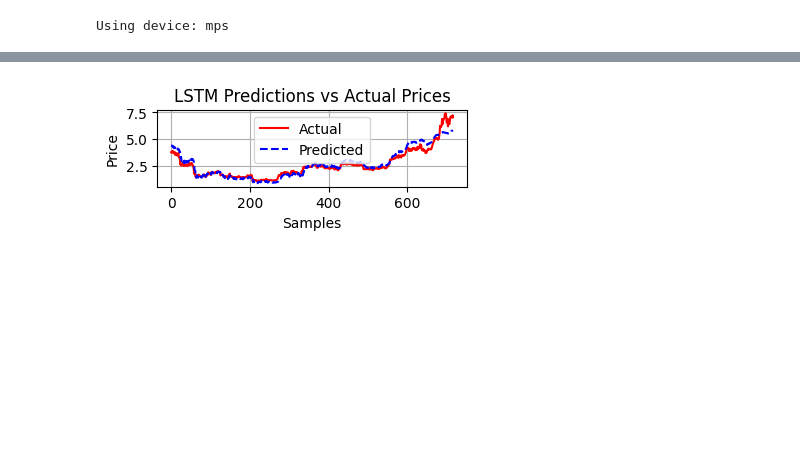
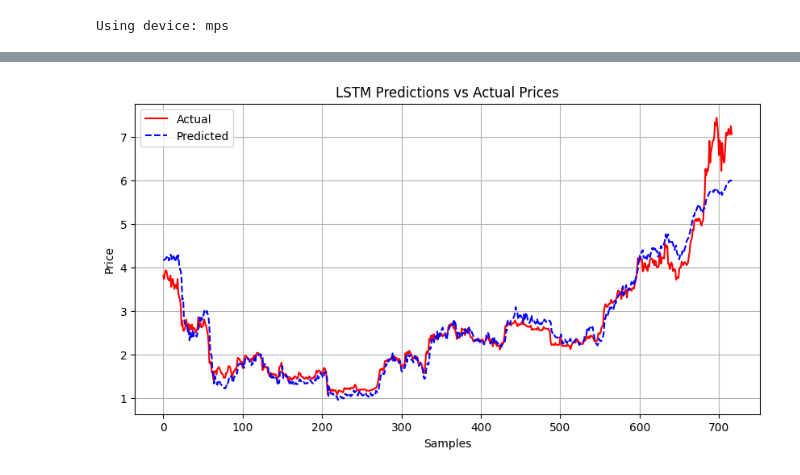
Before and after one commit to sazuyakun/Bitcoin-price-forecast, a Jupyter notebook: experiments/05_CNN_BiLSTM.ipynb, the cells around one changed output, grey strips where cells are left out. Drawn from its saved outputs; the diff is of its cells as text; code cells hidden in the pictures; blank space fills up the shorter version.

```diff
--- a/experiments/05_CNN_BiLSTM.ipynb
+++ b/experiments/05_CNN_BiLSTM.ipynb
@@ -189,7 +205,7 @@ scheduler = torch.optim.lr_scheduler.ReduceLROnPlateau(
 )
 # %%
 best_val_loss = float('inf')
-patience = 20
+patience = 30
 patience_counter = 0
 
 train_losses = []
@@ -241,13 +257,13 @@ for epoch in range(num_epochs):
     train_losses.append(avg_train_loss)
     val_losses.append(avg_val_loss)
 
-    # scheduler.step(avg_val_loss)
+    # scheduler.step()
 
     # Early stopping
     if avg_val_loss < best_val_loss:
         best_val_loss = avg_val_loss
         patience_counter = 0
-        # torch.save(lstm.state_dict(), '../models/lstm15.pth')
+        # torch.save(model.state_dict(), '../models/cnn_bilstm15.pth')
     else:
         patience_counter += 1
 
@@ -355,13 +371,13 @@ Test Loss: 0.180100
 # %%
 # plot predictions vs targets
-plt.figure(figsize=(4, 1))
+plt.figure(figsize=(10, 5))
 plt.plot(test_targets, label='Actual', color='red')
 plt.plot(test_predictions, label='Predicted', color='blue', linestyle='--')
 plt.xlabel('Samples')
 plt.ylabel('Price')
 plt.title('LSTM Predictions vs Actual Prices')
 plt.legend()
 plt.grid()
 plt.show()
 # %% [output]
-[figure, old version]
+[figure, new version]
```
Also changed, not shown: parts of 10 cells of this notebook.
